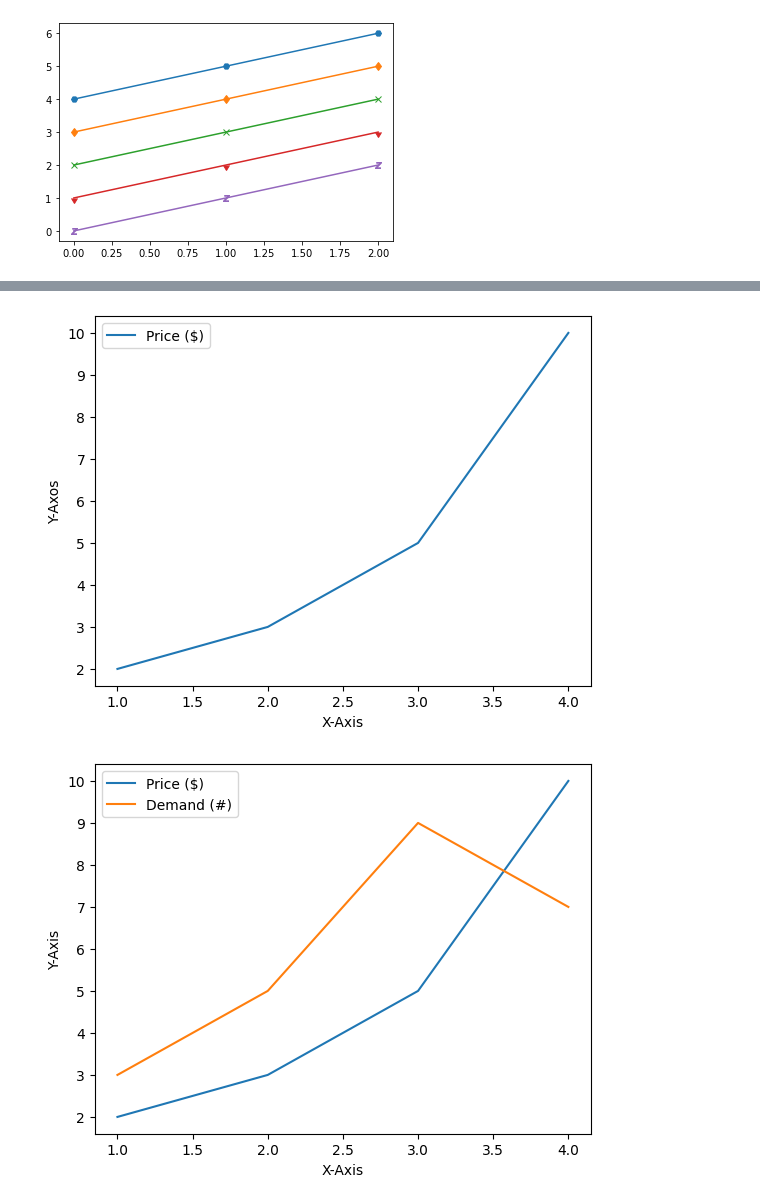
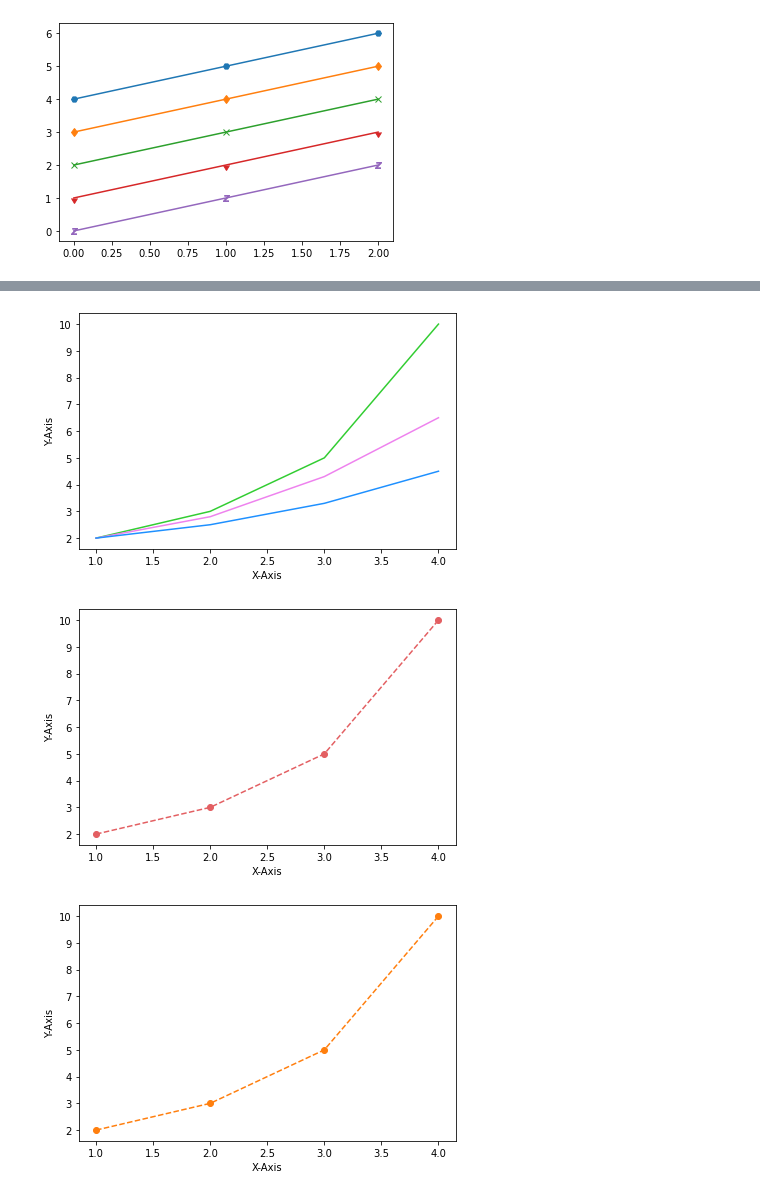
Before and after one commit to py4ine/study_Visualization, a Jupyter notebook: 20240619_Matplotlib_basic.ipynb, the cells around one changed output, grey strips where cells are left out. Drawn from its saved outputs; the diff is of its cells as text; code cells hidden in the pictures.

Commit message:
study color

```diff
--- a/20240619_Matplotlib_basic.ipynb
+++ b/20240619_Matplotlib_basic.ipynb
@@ -322,24 +386,39 @@ plt.show()
+# %%
+# color 인자 사용
+# Hex code 제외하고 color 생략가능
+
+plt.plot([1,2,3,4], [2.0, 3.0, 5.0, 10.0], color='limegreen')
+plt.plot([1,2,3,4], [2.0, 2.8, 4.3, 6.5], color='violet')
+plt.plot([1,2,3,4], [2.0, 2.5, 3.3, 4.5], color='dodgerblue')
+
+plt.xlabel('X-Axis')
+plt.ylabel('Y-Axis')
+
+plt.tight_layout()
+plt.show()
+# %% [output]
+[figure, added]
 # %%
-plt.plot([1,2,3,4], [2,3,5,10], label='Price ($)')
+# Hex code 사용
+
+plt.plot([1,2,3,4], [2,3,5,10], color='#e35f62', linestyle='--', marker='o')
+
 plt.xlabel('X-Axis')
-plt.ylabel('Y-Axos')
-# plt.legend(loc='lower right')
-# plt.legend(loc='lower left')
-plt.legend(loc='upper left')
+plt.ylabel('Y-Axis')
 
+plt.tight_layout()
 plt.show()
 # %% [output]
-[figure, old version]
+[figure, new version]
 # %%
-# 범례 열 개수 지정하기
+# Tableau 색상 사용
 
-plt.plot([1,2,3,4], [2,3,5,10], label='Price ($)')
-plt.plot([1,2,3,4], [3,5,9,7], label='Demand (#)')
+plt.plot([1,2,3,4], [2,3,5,10], color='tab:orange', linestyle='--', marker='o')
+
 plt.xlabel('X-Axis')
 plt.ylabel('Y-Axis')
-# plt.legend(loc='best', ncol=2)
-plt.legend(loc='best')#, ncol=1)
 
+plt.tight_layout()
 plt.show()
 # %% [output]
-[figure, old version]
+[figure, new version]
```
Also changed, not shown: parts of 8 cells of this notebook.
